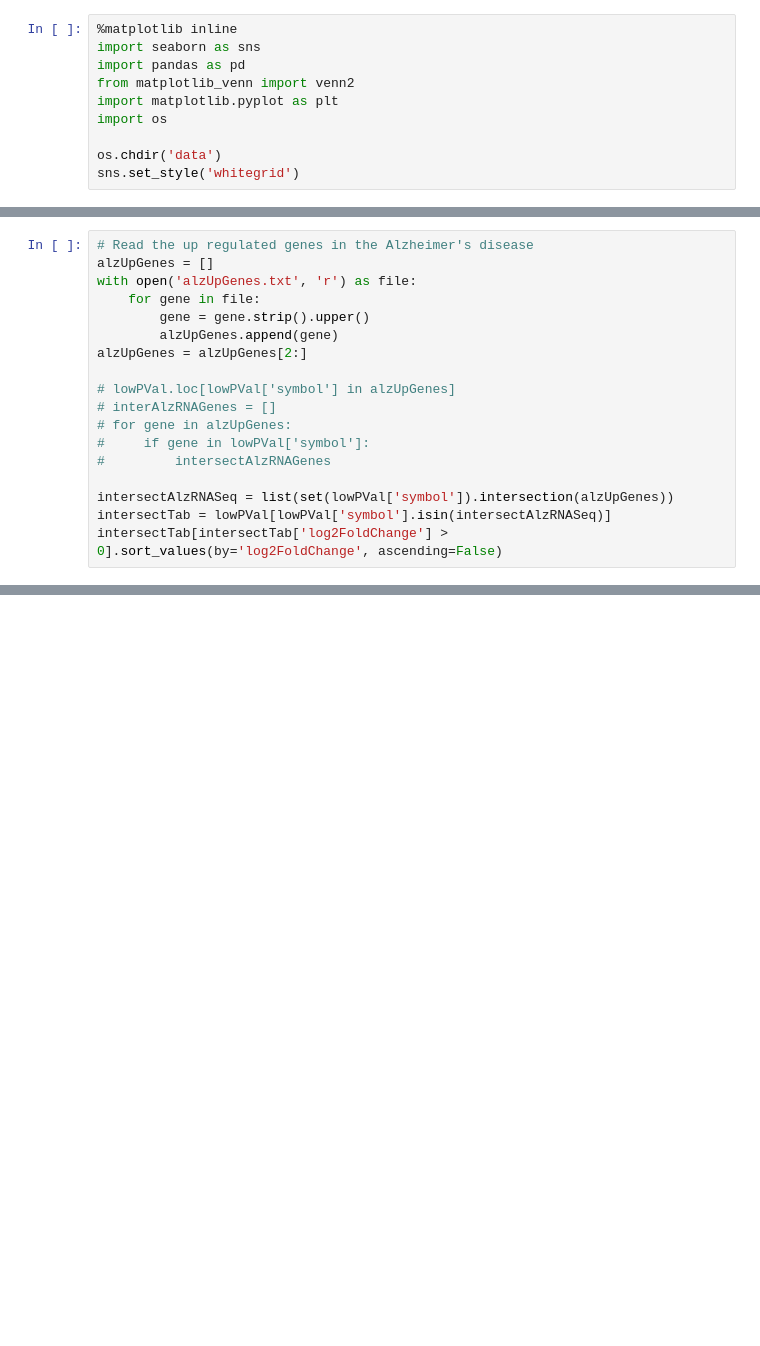
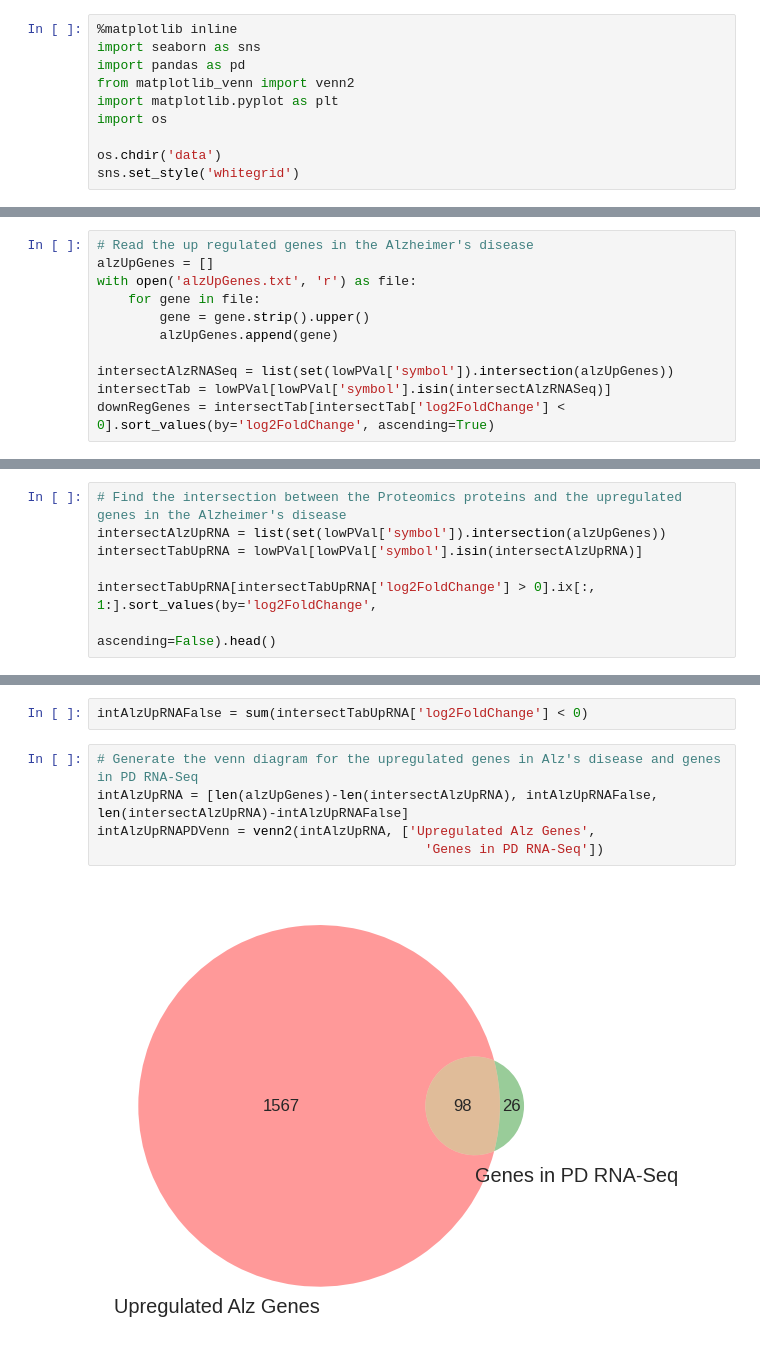
Before and after one commit to J-Wengler/winter-internship-2017, a Jupyter notebook: src/Comparison between Alzheimer's and Parkinson's Disease.ipynb, the cells around one changed output, grey strips where cells are left out. Saved outputs shown, nothing was run; the diff lists cells and outputs as text; blank space fills up the shorter version.

Commit message:
updated comparison between AD and PD

```diff
--- a/src/Comparison between Alzheimer's and Parkinson's Disease.ipynb
+++ b/src/Comparison between Alzheimer's and Parkinson's Disease.ipynb
@@ -21,14 +27,7 @@ with open('alzUpGenes.txt', 'r') as file:
     for gene in file:
         gene = gene.strip().upper()
         alzUpGenes.append(gene)
-alzUpGenes = alzUpGenes[2:]
-
-# lowPVal.loc[lowPVal['symbol'] in alzUpGenes]
-# interAlzRNAGenes = []
-# for gene in alzUpGenes:
-#     if gene in lowPVal['symbol']:
-#         intersectAlzRNAGenes
 
 intersectAlzRNASeq = list(set(lowPVal['symbol']).intersection(alzUpGenes))
 intersectTab = lowPVal[lowPVal['symbol'].isin(intersectAlzRNASeq)]
-intersectTab[intersectTab['log2FoldChange'] > 0].sort_values(by='log2FoldChange', ascending=False)
+downRegGenes = intersectTab[intersectTab['log2FoldChange'] < 0].sort_values(by='log2FoldChange', ascending=True)
@@ -53,0 +81,7 @@ intersectTab[intersectTab['log2FoldChange'] > 0].sort_values(by='log2FoldChange'
+# %%
+# Find the intersection between the Proteomics proteins and the upregulated genes in the Alzheimer's disease
+intersectAlzUpRNA = list(set(lowPVal['symbol']).intersection(alzUpGenes))
+intersectTabUpRNA = lowPVal[lowPVal['symbol'].isin(intersectAlzUpRNA)]
+
+intersectTabUpRNA[intersectTabUpRNA['log2FoldChange'] > 0].ix[:, 1:].sort_values(by='log2FoldChange',
+                                                                                 ascending=False).head()
@@ -53,0 +116,9 @@ intersectTab[intersectTab['log2FoldChange'] > 0].sort_values(by='log2FoldChange'
+# %%
+intAlzUpRNAFalse = sum(intersectTabUpRNA['log2FoldChange'] < 0)
+# %%
+# Generate the venn diagram for the upregulated genes in Alz's disease and genes in PD RNA-Seq
+intAlzUpRNA = [len(alzUpGenes)-len(intersectAlzUpRNA), intAlzUpRNAFalse, len(intersectAlzUpRNA)-intAlzUpRNAFalse]
+intAlzUpRNAPDVenn = venn2(intAlzUpRNA, ['Upregulated Alz Genes',
+                                          'Genes in PD RNA-Seq'])
+# %% [output]
+[figure, added]
```
Also changed, not shown: parts of 13 cells of this notebook.
